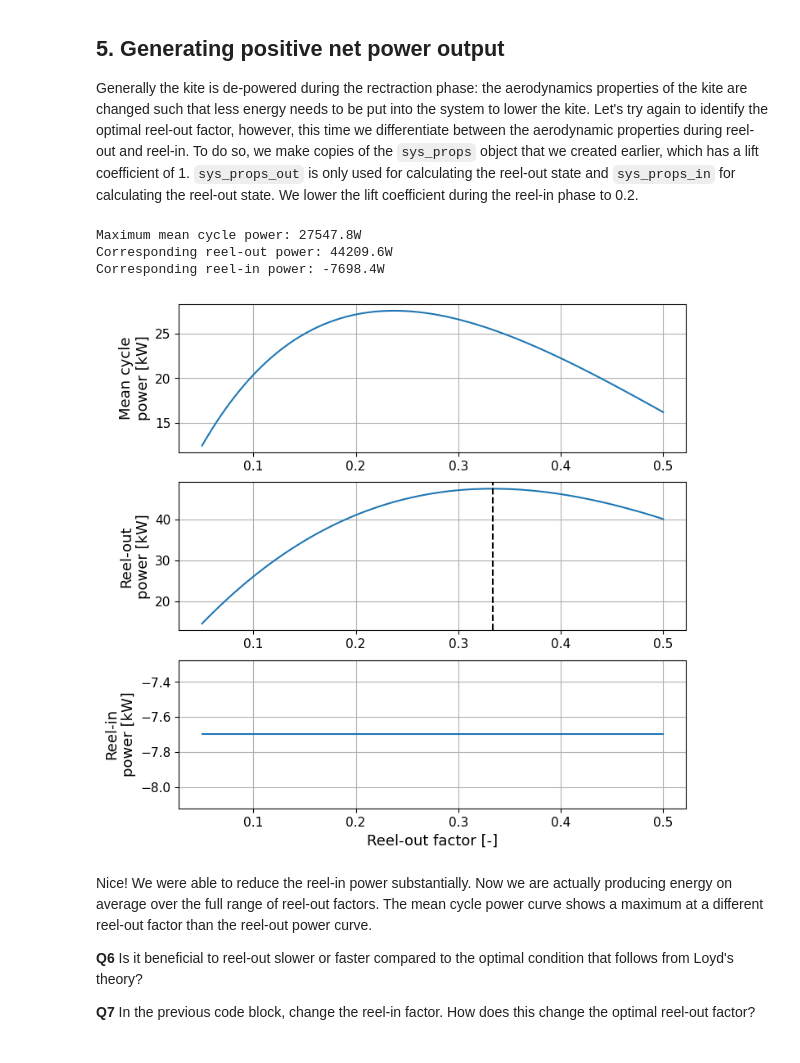
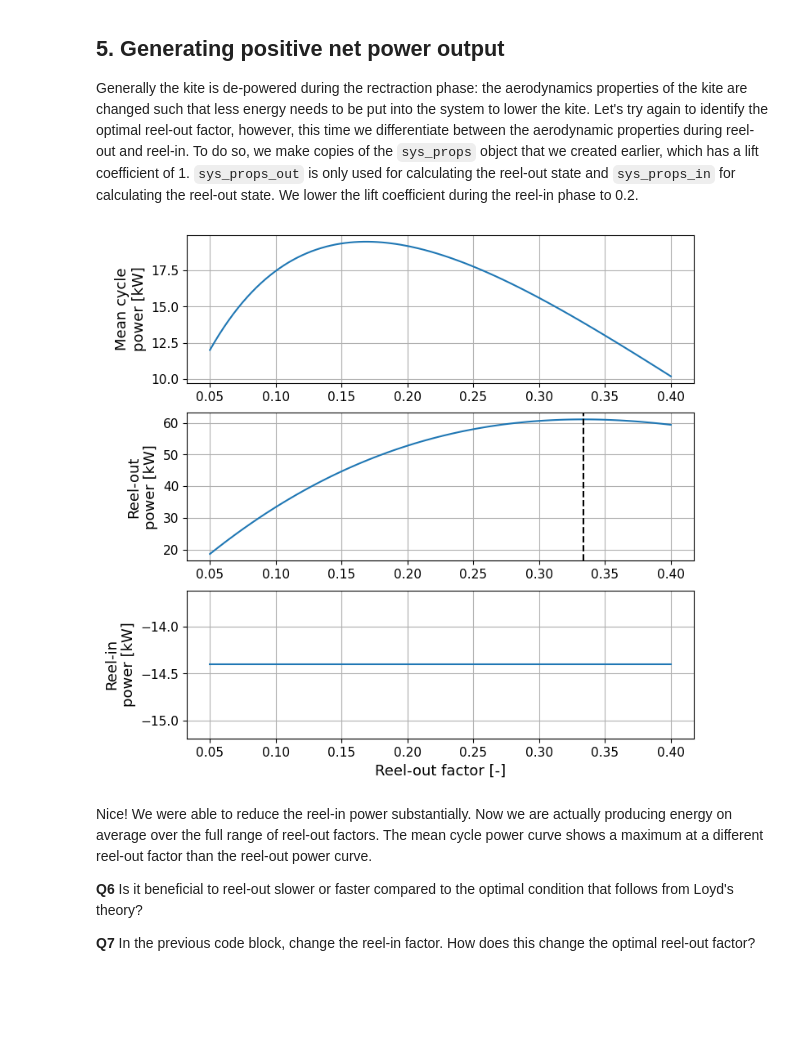
Before and after one commit to awecourse/workshop, a Jupyter notebook: awe_workshop.ipynb, the cells around one changed output. Drawn from its saved outputs; the diff is of its cells as text; code cells hidden in the pictures; blank space fills up the shorter version.

```diff
--- a/awe_workshop.ipynb
+++ b/awe_workshop.ipynb
@@ -208,8 +230,8 @@ Again, we're going to iterate over a range of reel-out factors (`reel_out_factor
 # %%
 # Set the range of reeling factors for which we will determine the steady states.
 n_reeling_factors = 100
-reel_out_factors = np.linspace(0.05, 0.5, n_reeling_factors)
-reel_in_factor = -0.1
+reel_out_factors = np.linspace(0.05, 0.4, n_reeling_factors)
+reel_in_factor = -0.2
 
 # Create arrays to which we will save our results.
 mean_cycle_power = np.zeros(n_reeling_factors)
@@ -218,7 +240,9 @@ power_in = np.zeros(n_reeling_factors)
 
 # Iterate over the reel-out factors and calculate corresponding mean cycle power.
 for i, rf_out in enumerate(reel_out_factors):
-    mcp, p_out, p_in = calc_mean_cycle_power(rf_out, reel_in_factor, sys_props, sys_props)
+    kite_state_out["speed_radial"] = sys_model.wind.speed_wind_ref * rf_out
+    kite_state_in["speed_radial"] = sys_model.wind.speed_wind_ref * reel_in_factor
+    mcp, p_out, p_in = calc_mean_cycle_power(kite_state_out, kite_state_in)
     mean_cycle_power[i] = mcp
     power_out[i] = p_out
     power_in[i] = p_in
@@ -246,58 +270,42 @@ It turns out that the mean cycle power is negative and monotonically decreasing.
 ## 5. Generating positive net power output
 Generally the kite is de-powered during the rectraction phase: the aerodynamics properties of the kite are changed such that less energy needs to be put into the system to lower the kite. Let's try again to identify the optimal reel-out factor, however, this time we differentiate between the aerodynamic properties during reel-out and reel-in. To do so, we make copies of the `sys_props` object that we created earlier, which has a lift coefficient of 1. `sys_props_out` is only used for calculating the reel-out state and `sys_props_in` for calculating the reel-out state. We lower the lift coefficient during the reel-in phase to 0.2.
 # %%
-from copy import copy
-
-# Differentiate between system properties for reel-in and reel-out such that we can set the aerodynamic properties
-# for the two phases seperately.
-sys_props_out = copy(sys_props)
-sys_props_in = copy(sys_props)
-
-# Lower the lift coefficient for the reel-in phase.
-c_l = 0.2
-l_to_d = 1.
-sys_props_in.lift_to_drag = l_to_d
-sys_props_in.aerodynamic_force_coefficient = c_l * np.sqrt(1. + (1. / l_to_d) ** 2.)
-
 # Set the range of reeling factors for which we will determine the steady states.
 n_reeling_factors = 100
-reel_out_factors = np.linspace(0.05, 0.5, n_reeling_factors)
-reel_in_factor = -.5
+reel_out_factors = np.linspace(0.05, 0.4, n_reeling_factors)
+reel_in_factor = -0.2
+
+kite_state_in["input_depower"] = 1
 
 # Create arrays to which we will save our results.
 mean_cycle_power = np.zeros(n_reeling_factors)
 power_out = np.zeros(n_reeling_factors)
 power_in = np.zeros(n_reeling_factors)
 
 # Iterate over the reel-out factors and calculate corresponding mean cycle power.
 for i, rf_out in enumerate(reel_out_factors):
-    mcp, p_out, p_in = calc_mean_cycle_power(rf_out, reel_in_factor, sys_props_out, sys_props_in)
+    kite_state_out["speed_radial"] = sys_model.wind.speed_wind_ref * rf_out
+    kite_state_in["speed_radial"] = sys_model.wind.speed_wind_ref * reel_in_factor
+    mcp, p_out, p_in = calc_mean_cycle_power(kite_state_out, kite_state_in)
     mean_cycle_power[i] = mcp
     power_out[i] = p_out
     power_in[i] = p_in
-i_max = np.argmax(mean_cycle_power)
-print("Maximum mean cycle power: {:.1f}W".format(mean_cycle_power[i_max]))
-print("Corresponding reel-out power: {:.1f}W".format(power_out[i_max]))
-print("Corresponding reel-in power: {:.1f}W".format(power_in[i_max]))
 
 # Plot the results.
 fig, ax = plt.subplots(3, 1, figsize=(8,8))
 ax[0].plot(reel_out_factors, mean_cycle_power*1e-3)
 ax[0].set_ylabel('Mean cycle\npower [kW]')
 ax[1].plot(reel_out_factors, power_out*1e-3)
 ax[1].set_ylabel('Reel-out\npower [kW]')
 ax[2].plot(reel_out_factors, power_in*1e-3)
 ax[2].set_ylabel('Reel-in\npower [kW]')
 
 ax[1].axvline(1/3., linestyle='--', color='k')
 ax[-1].set_xlabel('Reel-out factor [-]')
 for a in ax:
     a.grid()
 # %% [output]
-Maximum mean cycle power: 27547.8W
-Corresponding reel-out power: 44209.6W
-Corresponding reel-in power: -7698.4W
-[figure, old version]
+[figure, new version]
 # %% [markdown]
 Nice! We were able to reduce the reel-in power substantially. Now we are actually producing energy on average over the full range of reel-out factors. The mean cycle power curve shows a maximum at a different reel-out factor than the reel-out power curve.
 
```
Also changed, not shown: parts of 14 cells of this notebook, 9 other files.
